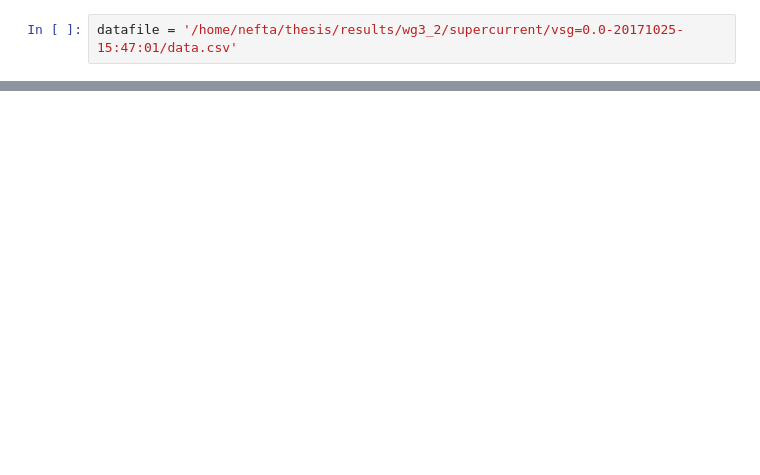
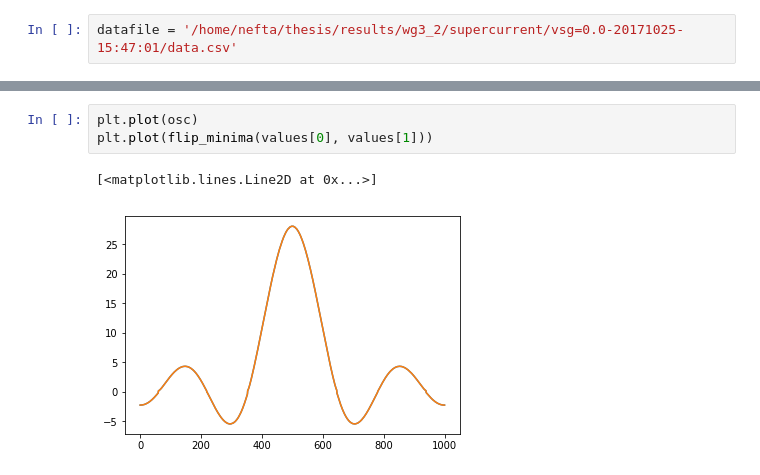
Before and after one commit to NeroCorleone/thesis, a Jupyter notebook: code/fourier-plots.ipynb, the cells around one changed output, grey strips where cells are left out. Saved outputs shown, nothing was run; the diff lists cells and outputs as text; blank space fills up the shorter version.

```diff
--- a/code/fourier-plots.ipynb
+++ b/code/fourier-plots.ipynb
@@ -44,0 +95,6 @@ magnetic_field = np.linspace(-maxB, maxB, 1000)
+# %%
+plt.plot(osc)
+plt.plot(flip_minima(values[0], values[1]))
+# %% [output]
+[<matplotlib.lines.Line2D at 0x...>]
+[figure, added]
```
Also changed, not shown: parts of 21 cells of this notebook.
